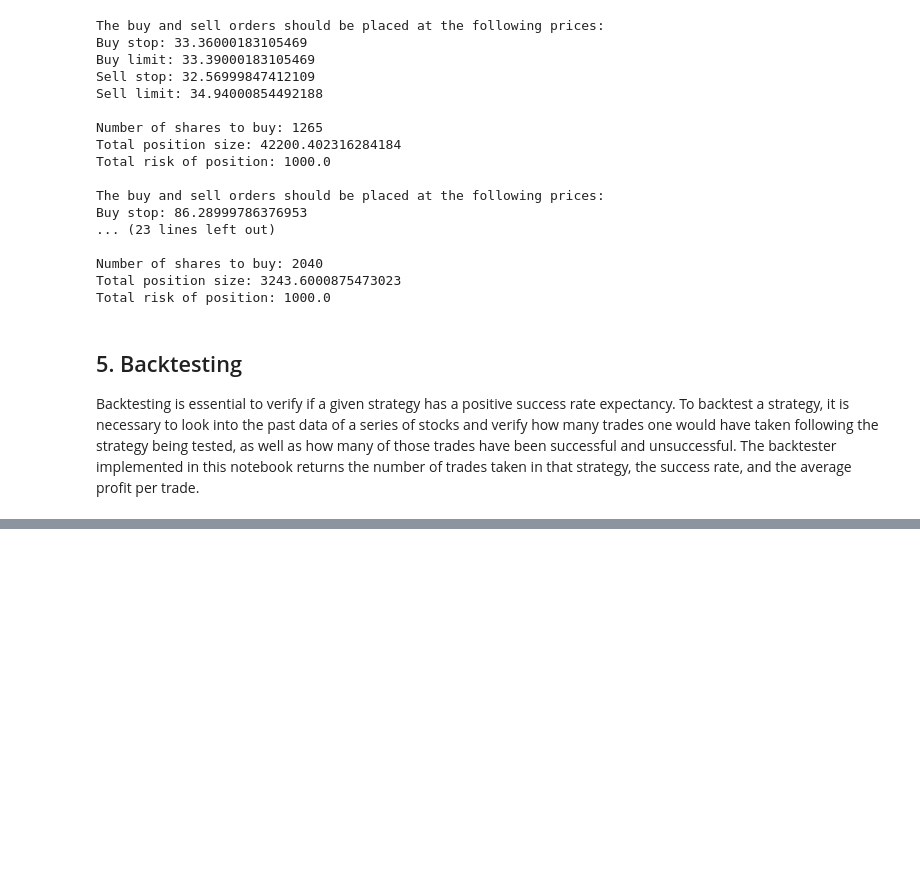
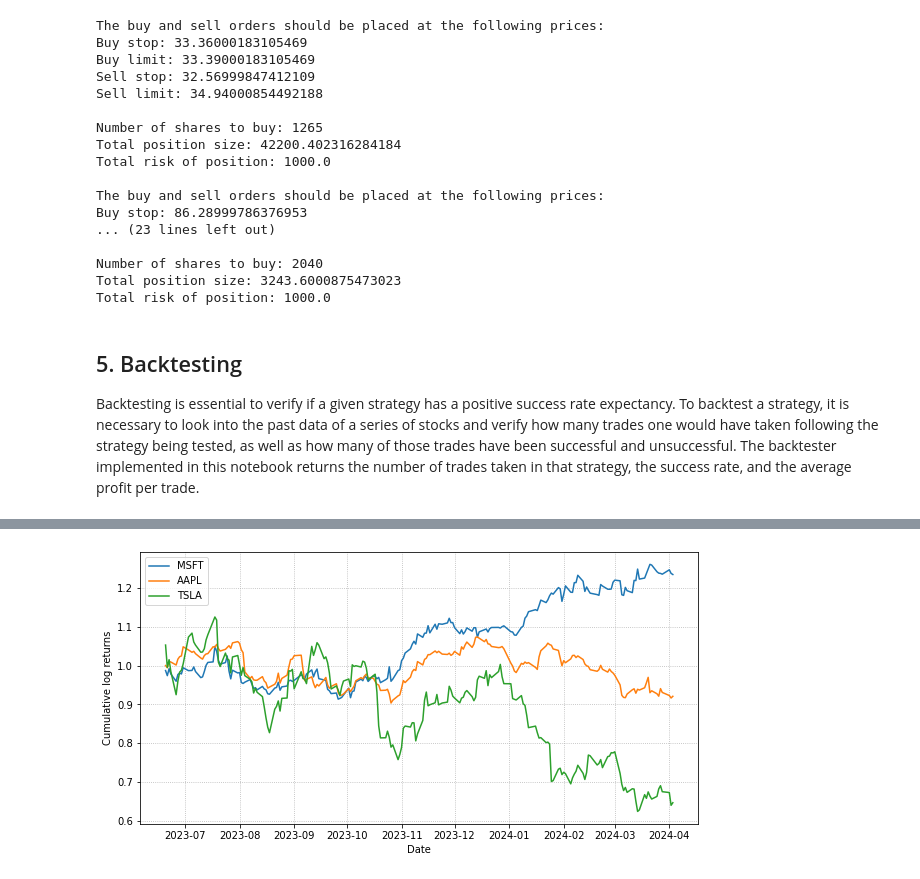
Before and after one commit to JoaoLuis92/Investments, a Jupyter notebook: Investments.ipynb, the cells around one changed output, grey strips where cells are left out. Saved outputs shown, nothing was run; the diff lists cells and outputs as text; code cells hidden in the pictures; blank space fills up the shorter version.

```diff
--- a/Investments.ipynb
+++ b/Investments.ipynb
@@ -142,0 +181,4 @@ Profit percentage: 1569.2%
+# %%
+compare_stocks(["MSFT","AAPL","TSLA"])
+# %% [output]
+[figure, added]
```
Also changed, not shown: parts of 13 cells of this notebook, 2 other files.
